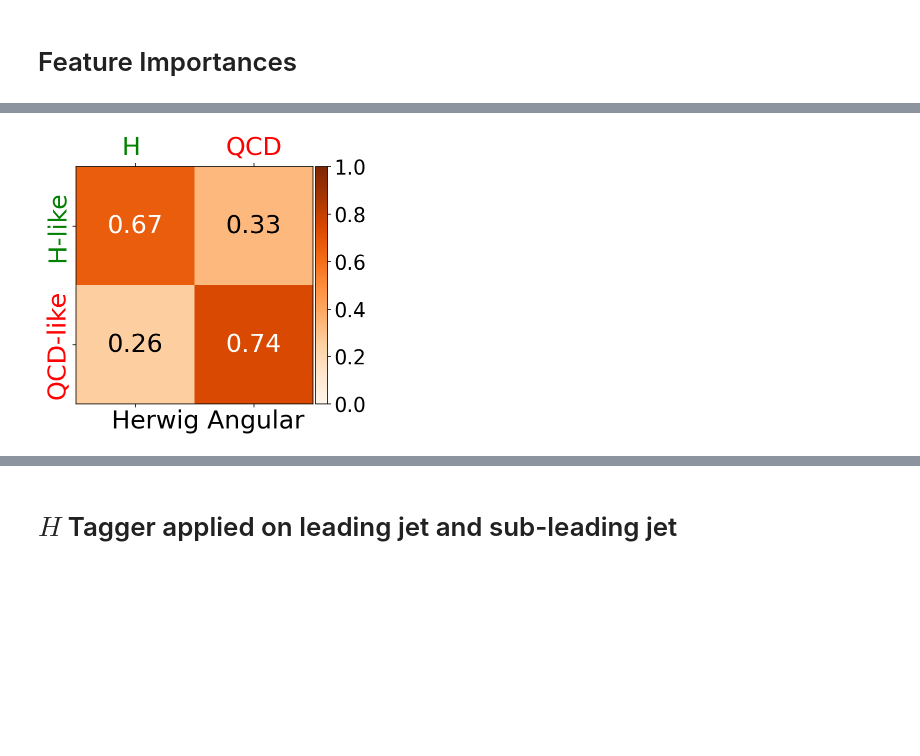
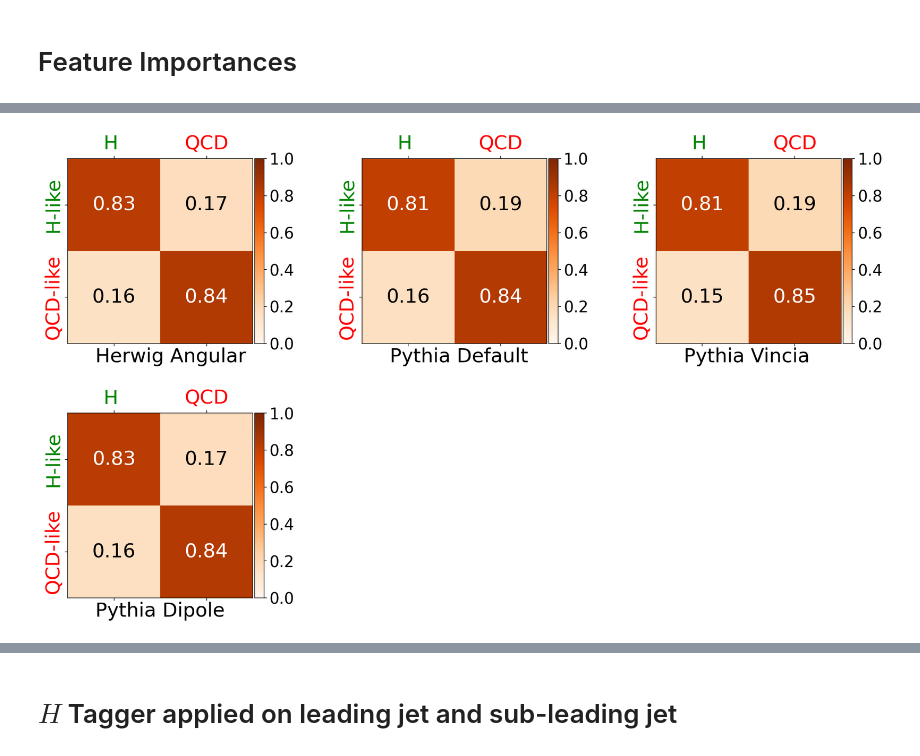
Before and after one commit to alan200276/UniversalityDNN_DiHiggs, a Jupyter notebook: Notebook/BDT_CLASSIFIER.ipynb, the cells around one changed output, grey strips where cells are left out. Saved outputs shown, nothing was run; the diff lists cells and outputs as text; code cells hidden in the pictures; blank space fills up the shorter version.

```diff
--- a/Notebook/BDT_CLASSIFIER.ipynb
+++ b/Notebook/BDT_CLASSIFIER.ipynb
@@ -337,15 +305,14 @@ Pythia Default      0.000          0.000          0.000          0.000
 # Feature Importances
 # %%
 BDT_model_name = ["Herwig Angular", "Pythia Default", "Pythia Vincia", "Pythia Dipole", "Sherpa Default"]
-feature_namelist = ["$M_J$","$\\tau_{21}$","$D_{21}$","$D_{22}$","$C_{21}$","$C_{22}$"]
+feature_namelist = ["$M_J$","$\\tau_{21}$","$D_{21}$","$D_{22}$","$C_{21}$","$C_{22}$",
+                   "$M_J$","$\\tau_{21}$","$D_{21}$","$D_{22}$","$C_{21}$","$C_{22}$"]
 
 plt.figure(figsize=(15,10))
-for i, model in enumerate(BDT_Model):
+for i,(model, trainingdata) in enumerate(zip(BDT_Model, data_train)):
     plot_axis = plt.subplot(2,3,i+1)
 
-    clf_GBDT = load(savepath + model + "_GBDT" + "_" + str(preprocess) + ".h5")
-
-    importances = clf_GBDT.feature_importances_
+    importances = BDT_Model[model].feature_importances_
     # std = np.std([tree.feature_importances_ for tree in clf_GBDT.estimators_],
     #              axis=0)
     indices = np.argsort(importances)[::-1]
@@ -355,7 +322,7 @@ for i, model in enumerate(BDT_Model):
 
     plt.title("GBDT Feature Importances",fontsize=20)
 
-    plot_axis.bar(range(XTRAIN[i].shape[1]),
+    plot_axis.bar(range(data_train[trainingdata][features].shape[1]),
              importances[indices],
              color="orange",
     #          yerr=std[indices],
@@ -363,7 +330,8 @@ for i, model in enumerate(BDT_Model):
 
     plot_axis.set_ylim((0,0.8))
     plot_axis.text(x=1, y=0.9, s=str(BDT_model_name[i]),fontsize=20)
-    plot_axis.set_xticks([0,1,2,3,4,5])
+    plot_axis.set_xticks([0,1,2,3,4,5,
+                         6,7,8,9,10,11])
     plot_axis.set_xticklabels(namelist_inorder, rotation= 0, fontsize=15)
 
 
@@ -380,13 +348,14 @@ plt.show()
 # %%
 BDT_model_name = ["Herwig Angular", "Pythia Default", "Pythia Vincia", "Pythia Dipole", "Sherpa Default"]
-feature_namelist = ["$M_J$","$\\tau_{21}$","$D_{21}$","$D_{22}$","$C_{21}$","$C_{22}$"]
+feature_namelist = ["$M_J$","$\\tau_{21}$","$D_{21}$","$D_{22}$","$C_{21}$","$C_{22}$",
+                   "$M_J$","$\\tau_{21}$","$D_{21}$","$D_{22}$","$C_{21}$","$C_{22}$"]
 
 plt.figure(figsize=(18,12))
-for index, model in enumerate(BDT_Model):
+for index,(model, testdata) in enumerate(zip(BDT_Model, data_test)):
     plot_axis = plt.subplot(2,3,index+1)
 
-    clf_GBDT = load(savepath + model + "_GBDT" + "_" + str(preprocess) + ".h5")
-    confusion = confusion_matrix(YTEST[index], clf_GBDT.predict(XTEST[index]))
+    clf_GBDT = load(savepath + model + "_GBDT_leadingjet" + ".h5")
+    confusion = confusion_matrix(data_test[testdata]["target"], BDT_Model[model].predict(data_test[testdata][features]))
 
 
 
@@ -426,34 +395,34 @@ for index, model in enumerate(BDT_Model):
 
     for ticklabel, tickcolor in zip(plot_axis.get_xticklabels(), my_colors):
         ticklabel.set_color(tickcolor)
 
     for ticklabel, tickcolor in zip(plot_axis.get_yticklabels(), my_colors):
         ticklabel.set_color(tickcolor)
 
     for (i, j), z in np.ndenumerate(confusion_):
         if z >=0.5:
             colors = "white"
         elif z <= -0.5:
             colors = "red"
         else :
             colors = "black"
         plot_axis.text(j, i, '{:0.2f}'.format(z), ha='center', va='center',fontsize=25,color=colors)
 
 
 #     plot_axis.text(0.2, -0.8, "True", color = "green",fontsize=25)
 #     plot_axis.text(-1.1, 1.2, "Predicted", color = "blue", rotation=90,fontsize=25)
     plot_axis.text(x=-0.2, y=1.7, s=str(BDT_model_name[index]),fontsize=25)
 
 
 
 
 
 # plt.tight_layout()
 # plt.savefig("./Figures/confusion_matrix.pdf", transparent=True, bbox_inches='tight', pad_inches=0)
 plt.subplots_adjust(wspace=0.5, hspace=0.0)
 plt.show()
 # %% [output]
-[figure, old version]
+[figure, new version]
 # %%
 axis = 1
 if axis == 0:
```
Also changed, not shown: parts of 16 cells of this notebook, 3 other files.
